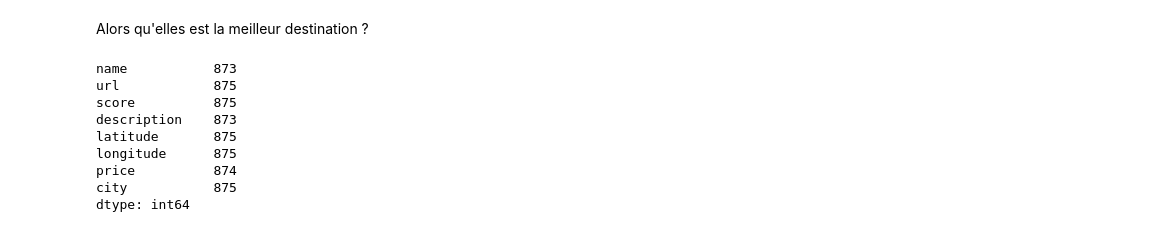
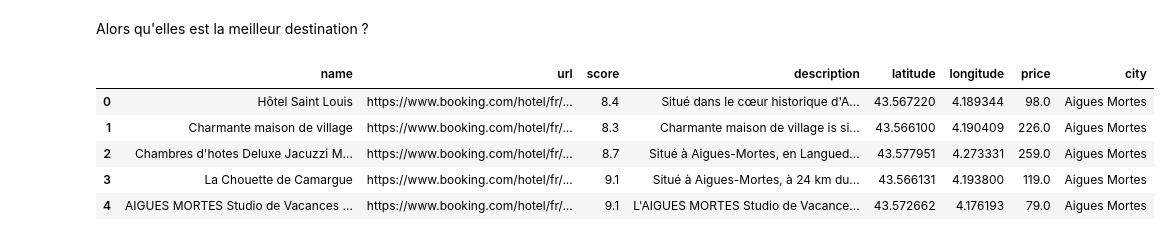
Before and after one commit to TheoGuil/jedha_projects, a Jupyter notebook: Kayak/study.ipynb, the cells around one changed output. Drawn from its saved outputs; the diff is of its cells as text; code cells hidden in the pictures.

```diff
--- a/Kayak/study.ipynb
+++ b/Kayak/study.ipynb
@@ -202,43 +202,39 @@ fig.show()
 # )
 
 import os
 path = "./src/"
 dir_list = os.listdir(path)
 
 i = 0
 for file in dir_list:
     if ".json" in file:
         if i > 0:
             hotels_df = pd.concat([hotels_df, pd.read_json(f"./src/{file}")], join="inner")
         else:
             hotels_df = pd.read_json(f"./src/{file}")
             i = i+1
 
 hotels_df["price"] = hotels_df["price"].str.replace("\n", '')
 hotels_df["price"] = hotels_df["price"].str.replace("€", '')
 hotels_df["price"] = hotels_df["price"].str.replace(" ", '')
 hotels_df["price"] = hotels_df["price"].str.strip()
 hotels_df["price"] = pd.to_numeric(hotels_df["price"])
 
 hotels_df["score"]  = hotels_df["score"].str.replace(",",".")
 hotels_df["score"] = pd.to_numeric(hotels_df["score"])
 hotels_df["score"] = hotels_df['score'].fillna(hotels_df['score'].median())
 
 
 # hotels_df = pd.read_sql_query(con=engine.connect(), sql=stmt)
 
 hotels_df.head()
-hotels_df.count()
 # %% [output]
-name           873
-url            875
-score          875
-description    873
-latitude       875
-longitude      875
-price          874
-city           875
-dtype: int64
+|  | name | url | score | description | latitude | longitude | price | city |
+| 0 | Hôtel Saint Louis | https://www.booking.com/hotel/fr/... | 8.4 | Situé dans le cœur historique d'A... | 43.567220 | 4.189344 | 98.0 | Aigues Mortes |
+| 1 | Charmante maison de village | https://www.booking.com/hotel/fr/... | 8.3 | Charmante maison de village is si... | 43.566100 | 4.190409 | 226.0 | Aigues Mortes |
+| 2 | Chambres d'hotes Deluxe Jacuzzi M... | https://www.booking.com/hotel/fr/... | 8.7 | Situé à Aigues-Mortes, en Langued... | 43.577951 | 4.273331 | 259.0 | Aigues Mortes |
+| 3 | La Chouette de Camargue | https://www.booking.com/hotel/fr/... | 9.1 | Situé à Aigues-Mortes, à 24 km du... | 43.566131 | 4.193800 | 119.0 | Aigues Mortes |
+| 4 | AIGUES MORTES Studio de Vacances ... | https://www.booking.com/hotel/fr/... | 9.1 | L'AIGUES MORTES Studio de Vacance... | 43.572662 | 4.176193 | 79.0 | Aigues Mortes |
 # %%
 cities = hotels_df["city"].drop_duplicates().tolist()
 
```
Also changed, not shown: parts of 1 cell of this notebook, 1 other file.
